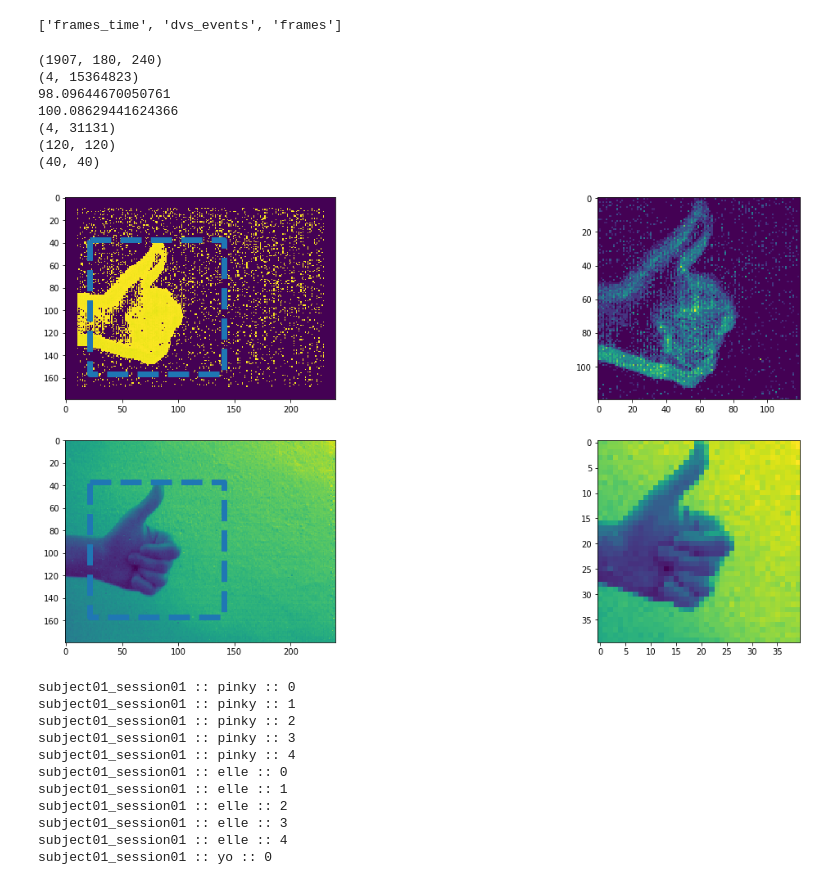
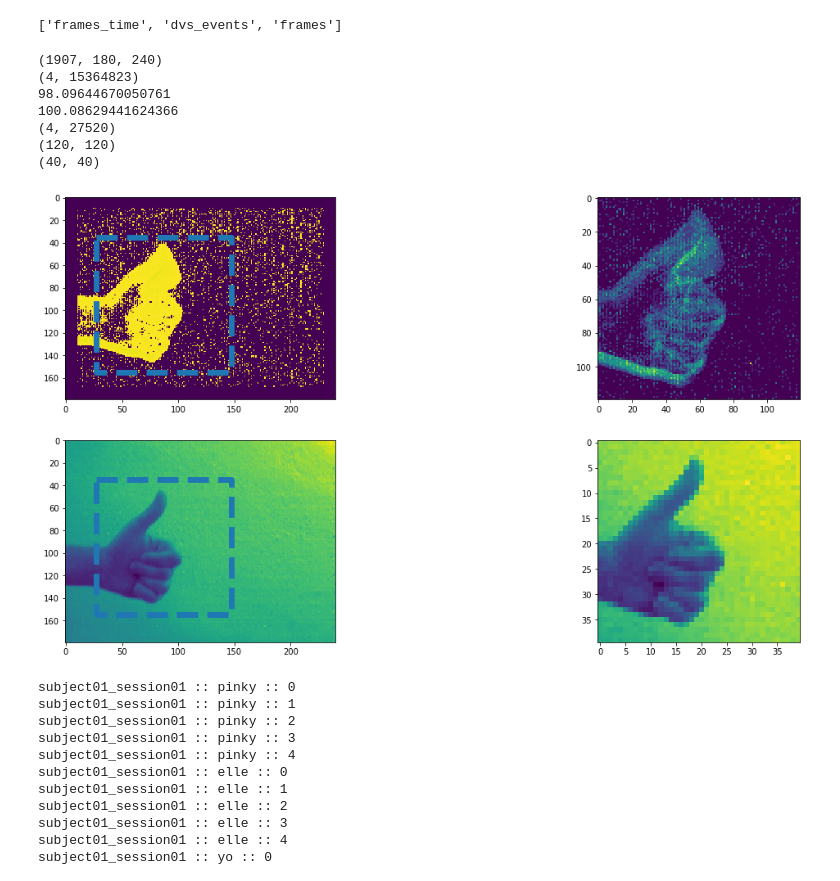
Before and after one commit to Enny1991/dvs_emg_fusion, a Jupyter notebook: HOG_DAVIS_Frames.ipynb, the cells around one changed output. Saved outputs shown, nothing was run; the diff lists cells and outputs as text; code cells hidden in the pictures.

```diff
--- a/HOG_DAVIS_Frames.ipynb
+++ b/HOG_DAVIS_Frames.ipynb
@@ -53,14 +53,13 @@ classes_inv = {v: k for k, v in classes_dict.items()}
 subjects = {}
 names = sorted([name for name in listdir(data_dir) if "emg" in name])
 for name in names:
-    if int(name[7:9]) < 11:
-        _emg = np.load(data_dir + '{}'.format(name)).astype('float32')
-        _ann = np.concatenate([np.array(['none']), np.load(data_dir + '{}'.format(name.replace("emg","ann")))[:-1]])
+    _emg = np.load(data_dir + '{}'.format(name)).astype('float32')
+    _ann = np.concatenate([np.array(['none']), np.load(data_dir + '{}'.format(name.replace("emg","ann")))[:-1]])
 
-        subjects["_".join(name.split("_")[:2])] = Person(name.split("_")[0], _emg, _ann, classes=classes)
+    subjects["_".join(name.split("_")[:2])] = Person(name.split("_")[0], _emg, _ann, classes=classes)
 
-        if VERBOSE:
-            print("Loaded {}: EMG = [{}] // ANN = [{}]".format("_".join(name.split("_")[:2]), _emg.shape, len(_ann)))
+    if VERBOSE:
+        print("Loaded {}: EMG = [{}] // ANN = [{}]".format("_".join(name.split("_")[:2]), _emg.shape, len(_ann)))
 print("Data Loaded! {} Sessions".format(len(subjects.keys())))
 
 # separates data in correct trial type
@@ -196,7 +195,7 @@ print(b)
 print(e)
 
 frame_size = 0.2
-shift = 1.0
+shift = 2.5
 beginning = b + shift
 ending = beginning + frame_size
 # slice
@@ -240,35 +239,35 @@ _ = ax[0][0].imshow(frame)
 ax[0][0].plot([x - S - corr_x, x + S - corr_x, x + S - corr_x, x - S - corr_x, x - S - corr_x],
            [y  - S - corr_y, y  - S - corr_y, y + S - corr_y, y  + S - corr_y, y  - S - corr_y], '--', linewidth=7)
 
 _ = ax[0][1].imshow(kkk)
 
 iii = imgs[0][::-1, :][:, ::-1]
 
 _ = ax[1][0].imshow(iii)
 ax[1][0].plot([x - S - corr_x, x + S - corr_x, x + S - corr_x, x - S - corr_x, x - S - corr_x],
            [y  - S - corr_y, y  - S - corr_y, y + S - corr_y, y  + S - corr_y, y  - S - corr_y], '--', linewidth=7)
 
 aa = iii[max(0, y - S - corr_y): y + S - corr_y, x - S - corr_x:x + S - corr_x]
 
 if (aa.shape[0] < S * 2):
     aa = np.concatenate([np.zeros((S * 2 - aa.shape[0], aa.shape[1])), aa])
 
 print(aa.shape)
 
 aa = cv2.resize(aa, None, fx=0.33, fy=0.33, interpolation=cv2.INTER_CUBIC)
 
 print(aa.shape)
 
 _ = ax[1][1].imshow(aa)
 # %% [output]
 (1907, 180, 240)
 (4, 15364823)
 98.09644670050761
 100.08629441624366
-(4, 31131)
+(4, 27520)
 (120, 120)
 (40, 40)
-[figure, old version]
+[figure, new version]
 # %%
 # saving tiff for manual labelling
 for subject, data in subjects.items():
```
Also changed, not shown: parts of 24 cells of this notebook.
